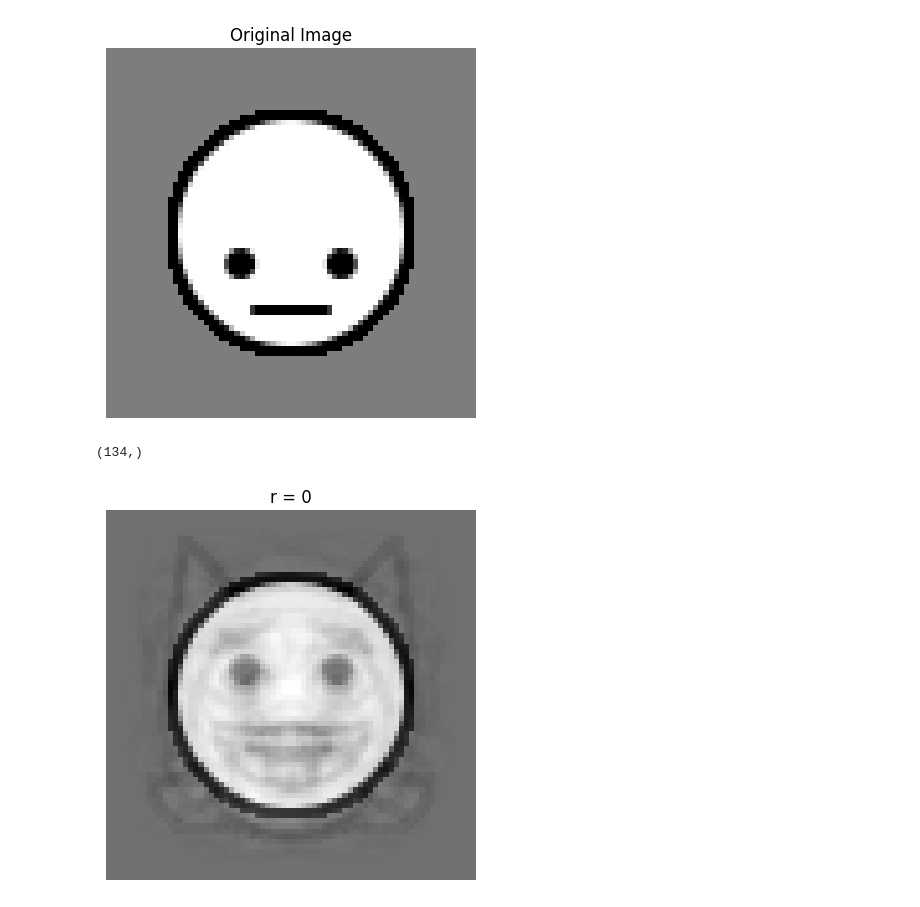
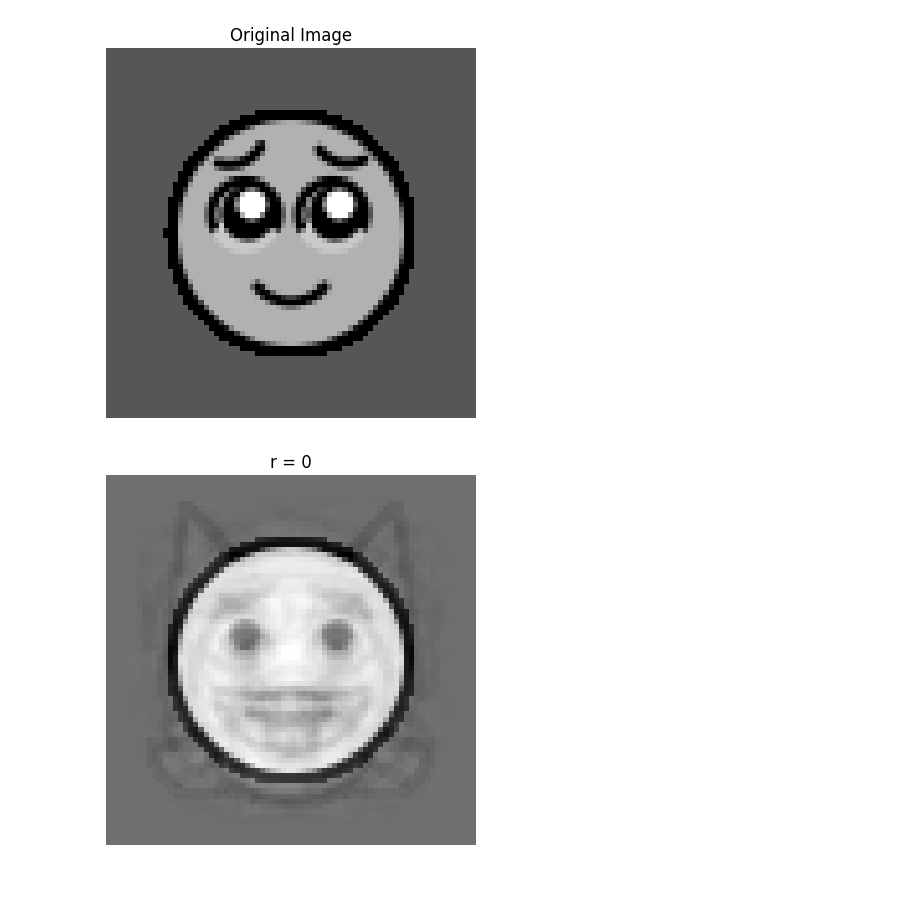
Before and after one commit to raineymarkr/eigen_emoji, a Jupyter notebook: eigen_emoji.ipynb, the cells around one changed output. Saved outputs shown, nothing was run; the diff lists cells and outputs as text; code cells hidden in the pictures.

```diff
--- a/eigen_emoji.ipynb
+++ b/eigen_emoji.ipynb
@@ -6,12 +13,16 @@ import os
 
 folder_path = r"C:\Users\mark.rainey\eigen_emoji\emoji"
 
+#Set emoji dimensions
 m = 72
 n = 72
-emojis = np.zeros((m*n, 134))
-test_emojis = np.zeros(((m*n), 20))
+n_emoji = 154
+n_test = 20
+#Build matrix for storing Emoji in columns
+emojis = np.zeros((m*n, n_emoji-n_test))
+test_emojis = np.zeros(((m*n), n_test))
 # Make sure to check if the images exist and are read correctly
-for i in range(153):
+for i in range(n_emoji - 1):
     file_path = os.path.join(folder_path, f"{i}")
     if os.path.exists(file_path):
         # Read the image data
@@ -20,8 +31,9 @@ for i in range(153):
         if np.any(img_data):
             # Convert to grayscale by taking the average across the color channels
             grayscale_image = np.mean(img_data[..., :3], axis=2)
-            plt.imshow(grayscale_image)# Use ... to include all prior axes
-            if i <= 133:
+
+            #Separate emoji into training and testing
+            if i <= n_emoji - n_test - 1:
                 emojis[:,i]= grayscale_image.reshape(-1)
             else:
                 test_emojis[:,134-i]= grayscale_image.reshape(-1)
@@ -30,8 +42,9 @@ for i in range(153):
     else:
         print(f"File does not exist: {file_path}")
 
+#Take average of all emojis
 avgFace = np.mean(emojis, axis=1)
-plt.imshow(np.reshape(avgFace,(m,n)))
 
+#Subtract the average emoji from all emoji, take SVD
 X = emojis - np.tile(avgFace, (emojis.shape[1],1)).T
 U, S, VT = np.linalg.svd(X,full_matrices=0)
@@ -56,24 +72,26 @@ plt.show()
 # %%
-testFace = test_emojis[:,2]
+#Load testface and reconstruct it for reference.
+testFace = test_emojis[:,19]
 #testFace = emojis[:,1]
 plt.imshow(np.reshape(testFace,(m,n)))
 plt.set_cmap('gray')
 plt.title('Original Image')
 plt.axis('off')
 plt.show()
 
+#Mean subtract test face
 testFaceMS = testFace - avgFace
-print(S.shape)
-r_list = np.arange(0,144,17)
+
+#Generate reconstructions, based on increasing Singular Values
+r_list = np.arange(0,144,20)
 
 for r in r_list:
     reconFace = avgFace + U[:,:r]  @ U[:,:r].T @ testFaceMS
     img = plt.imshow(np.reshape(reconFace,(m,n)))
     img.set_cmap('gray')
     plt.title('r = ' + str(r))
     plt.axis('off')
     plt.show()
 # %% [output]
-[figure, old version]
+[figure, new version]
-(134,)
 [figure]
```
Also changed, not shown: parts of 12 cells of this notebook.
